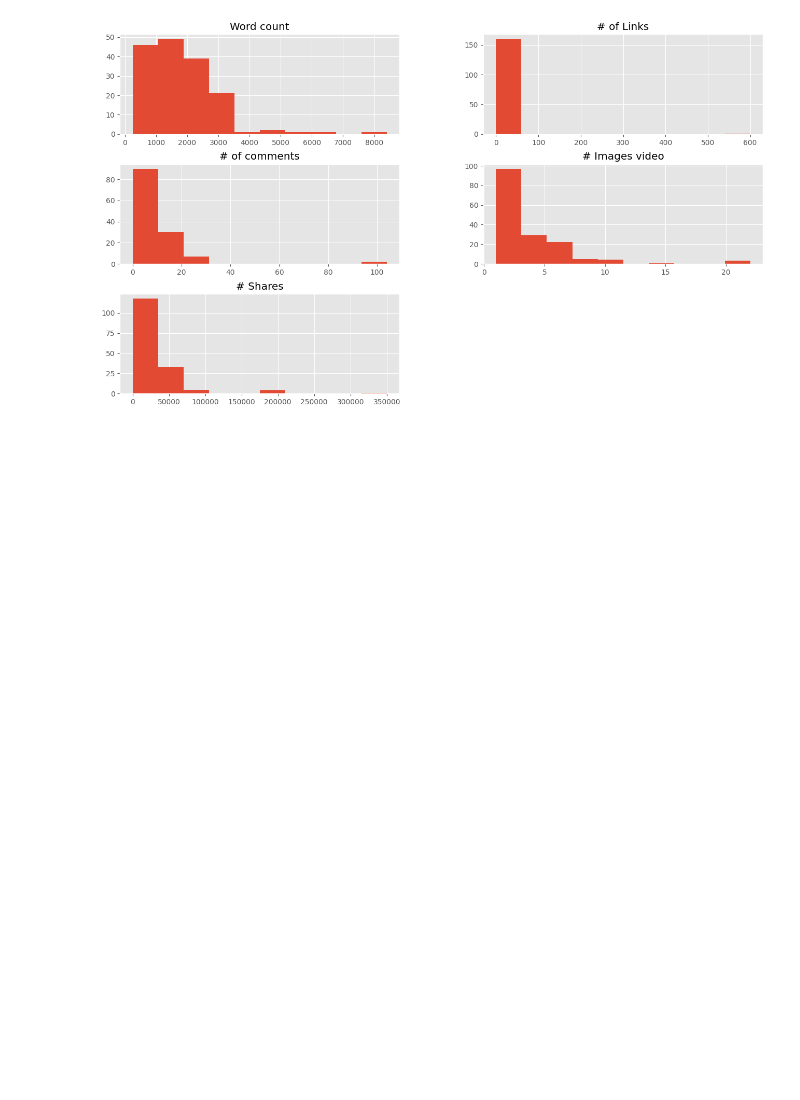
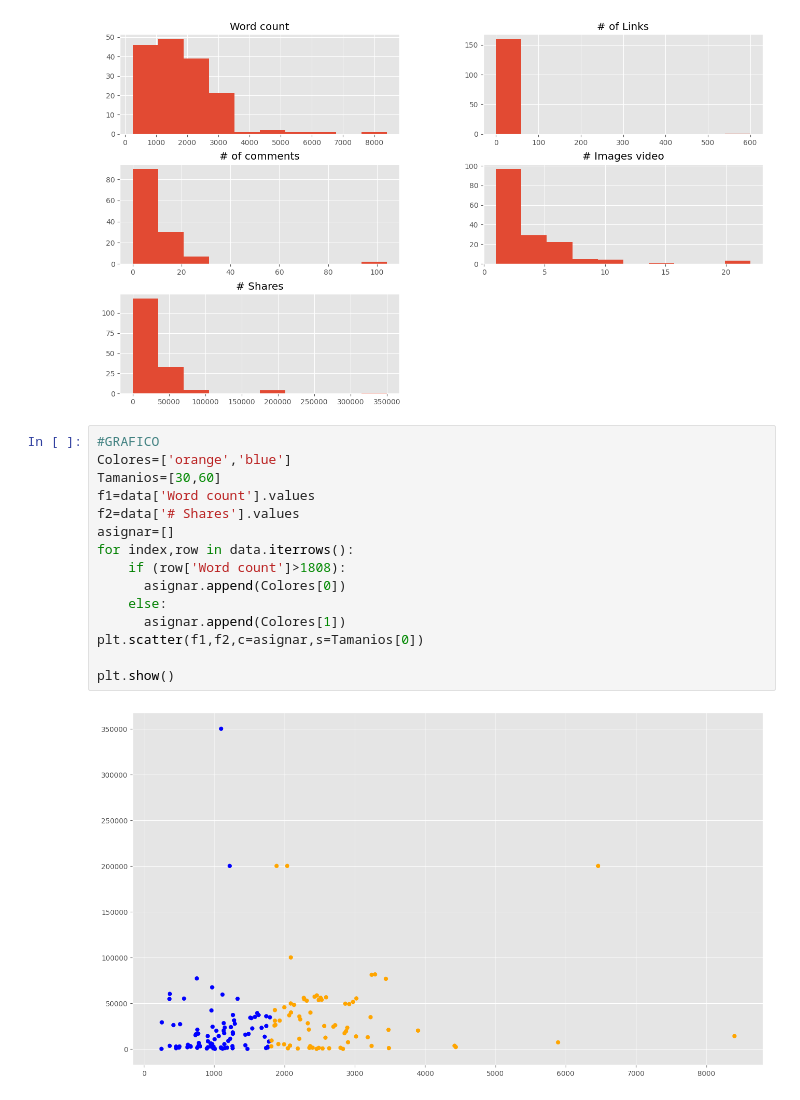
Before and after one commit to giovanirojascuela/2025_5TO01, a Jupyter notebook: TALLER/Dia 02/EJERCICIO_05.ipynb, the cells around one changed output. Drawn from its saved outputs; the diff is of its cells as text; blank space fills up the shorter version.

```diff
--- a/TALLER/Dia 02/EJERCICIO_05.ipynb
+++ b/TALLER/Dia 02/EJERCICIO_05.ipynb
@@ -53,3 +53,20 @@ data.drop(['Title','url','Elapsed days'],axis=1).hist()
 plt.show()
 # %% [output]
 [figure]
+# %%
+#GRAFICO
+Colores=['orange','blue']
+Tamanios=[30,60]
+f1=data['Word count'].values
+f2=data['# Shares'].values
+asignar=[]
+for index,row in data.iterrows():
+    if (row['Word count']>1808):
+      asignar.append(Colores[0])
+    else:
+      asignar.append(Colores[1])
+plt.scatter(f1,f2,c=asignar,s=Tamanios[0])
+
+plt.show()
+# %% [output]
+[figure, added]
```
Also changed, not shown: parts of 9 cells of this notebook.
